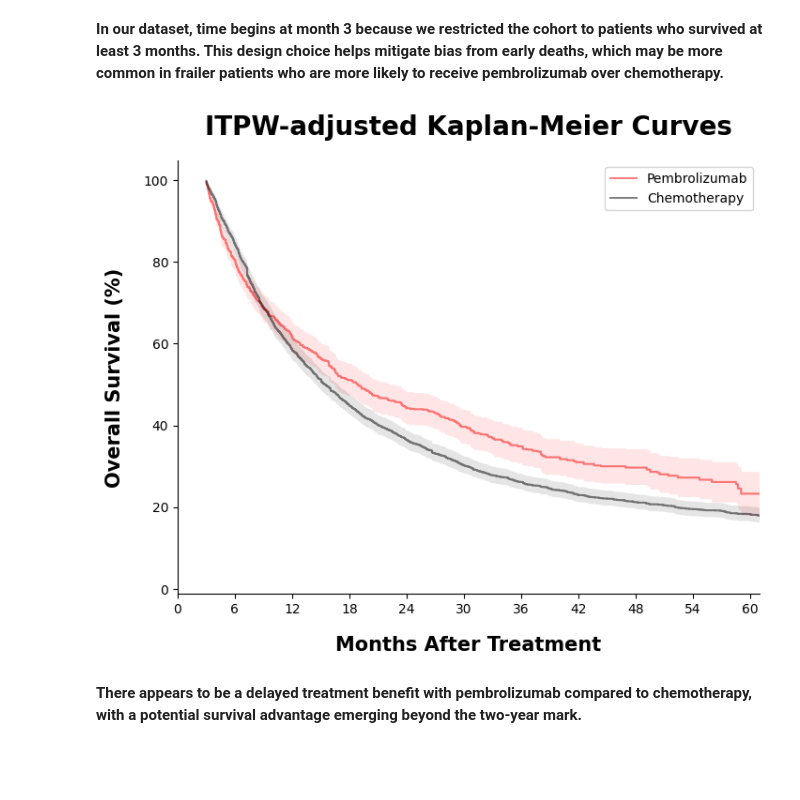
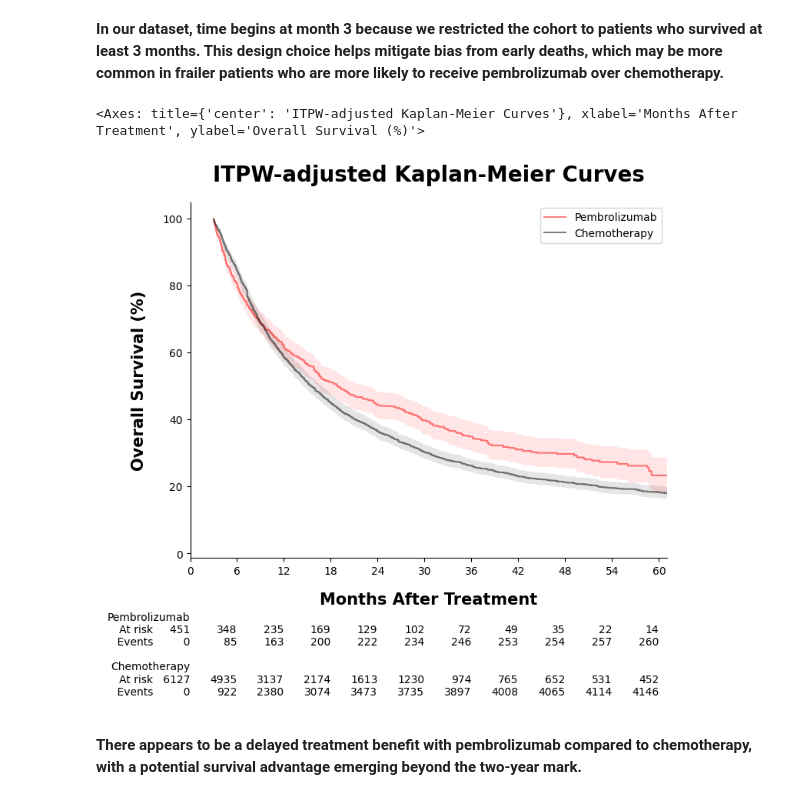
Before and after one commit to xavier-orcutt/iptw-survival, a Jupyter notebook: tutorial/tutorial.ipynb, the cells around one changed output. Saved outputs shown, nothing was run; the diff lists cells and outputs as text; code cells hidden in the pictures; blank space fills up the shorter version.

Commit message:
updated tutorial
included add_at_risk_counts()

```diff
--- a/tutorial/tutorial.ipynb
+++ b/tutorial/tutorial.ipynb
@@ -181,34 +182,37 @@ plt.fill_between(km_confidence_intervals_df.time,
                  km_confidence_intervals_df.treatment_upper_ci * 100,
                  facecolor = 'red',
                  alpha = 0.1)
 
 # Chemotherapy arm
 # Estimate
 plt.step(km_confidence_intervals_df.time,
          km_confidence_intervals_df.control_estimate * 100,
          color = 'black',
          alpha = 0.5,
          label = 'Chemotherapy')
 
 # 95% CI
 plt.fill_between(km_confidence_intervals_df.time,
                  km_confidence_intervals_df.control_lower_ci * 100,
                  km_confidence_intervals_df.control_upper_ci * 100,
                  facecolor = 'black',
                  alpha = 0.1)
 
 plt.xticks(np.arange(0, 61, 6))
 plt.xlim(0, 61)
 
 plt.title('ITPW-adjusted Kaplan-Meier Curves', size = 20, weight = 'bold',  pad = 20)
 plt.ylabel('Overall Survival (%)', size = 15, weight = 'bold', labelpad = 15)
 plt.xlabel('Months After Treatment', size = 15, weight = 'bold', labelpad = 15)
 plt.legend(prop = {'size': 10})
 
 plt.gca().spines['top'].set_visible(False)
 plt.gca().spines['right'].set_visible(False)
+
+add_at_risk_counts(estimator.treat_km_, estimator.control_km_, rows_to_show = ['At risk', 'Events'], labels = ['Pembrolizumab', 'Chemotherapy'])
 # %% [output]
+<Axes: title={'center': 'ITPW-adjusted Kaplan-Meier Curves'}, xlabel='Months After Treatment', ylabel='Overall Survival (%)'>
-[figure, old version]
+[figure, new version]
 # %% [markdown]
 **There appears to be a delayed treatment benefit with pembrolizumab compared to chemotherapy, with a potential survival advantage emerging beyond the two-year mark.**
 # %% [markdown]
```
Also changed, not shown: parts of 2 cells of this notebook.
